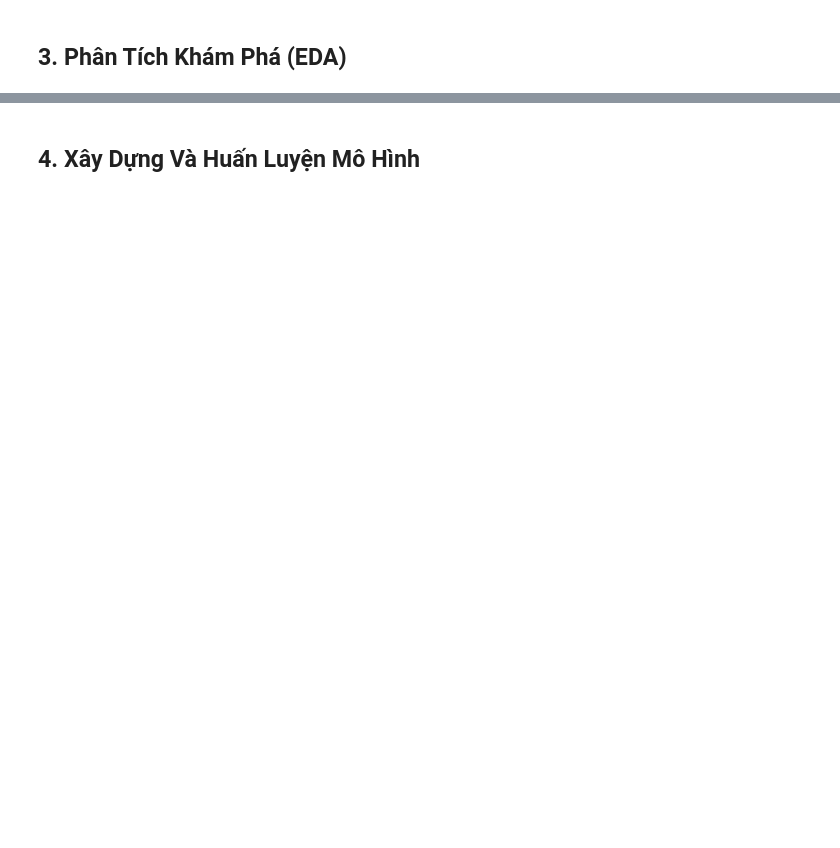
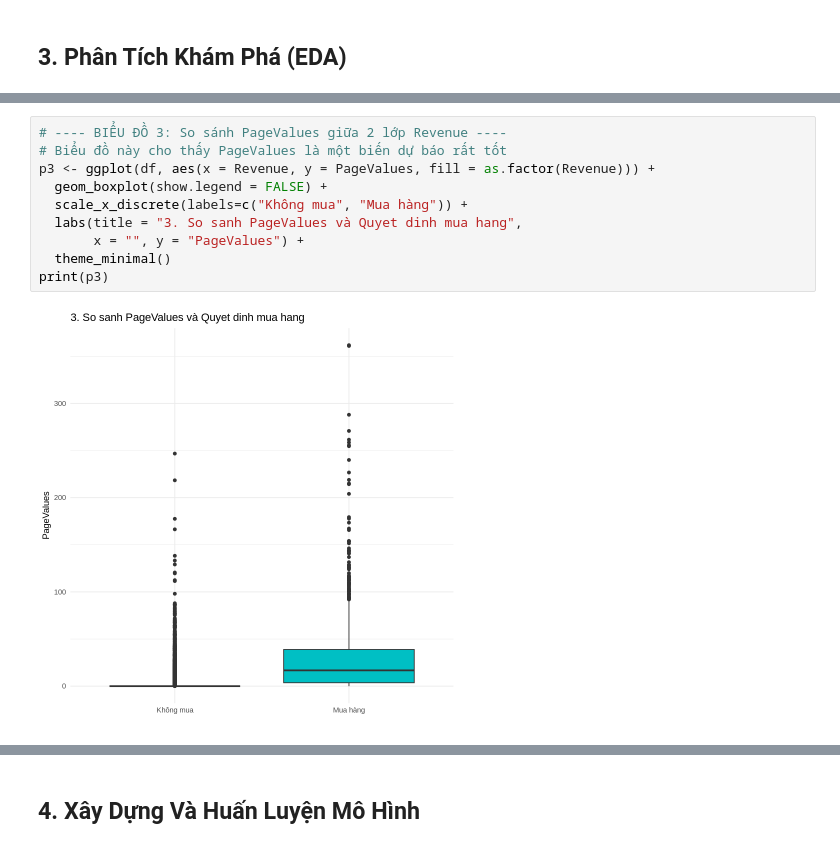
Before and after one commit to trungdongphuoca/pgmodel-ttt, a Jupyter notebook: GK_PGM.ipynb, the cells around one changed output, grey strips where cells are left out. Saved outputs shown, nothing was run; the diff lists cells and outputs as text; blank space fills up the shorter version.

```diff
--- a/GK_PGM.ipynb
+++ b/GK_PGM.ipynb
@@ -279,0 +299,12 @@ Warning message in title(title, ...):
+# %%
+# ---- BIỂU ĐỒ 3: So sánh PageValues giữa 2 lớp Revenue ----
+# Biểu đồ này cho thấy PageValues là một biến dự báo rất tốt
+p3 <- ggplot(df, aes(x = Revenue, y = PageValues, fill = as.factor(Revenue))) +
+  geom_boxplot(show.legend = FALSE) +
+  scale_x_discrete(labels=c("Không mua", "Mua hàng")) +
+  labs(title = "3. So sanh PageValues và Quyet dinh mua hang",
+       x = "", y = "PageValues") +
+  theme_minimal()
+print(p3)
+# %% [output]
+[figure, added]
```
Also changed, not shown: parts of 47 cells of this notebook.
